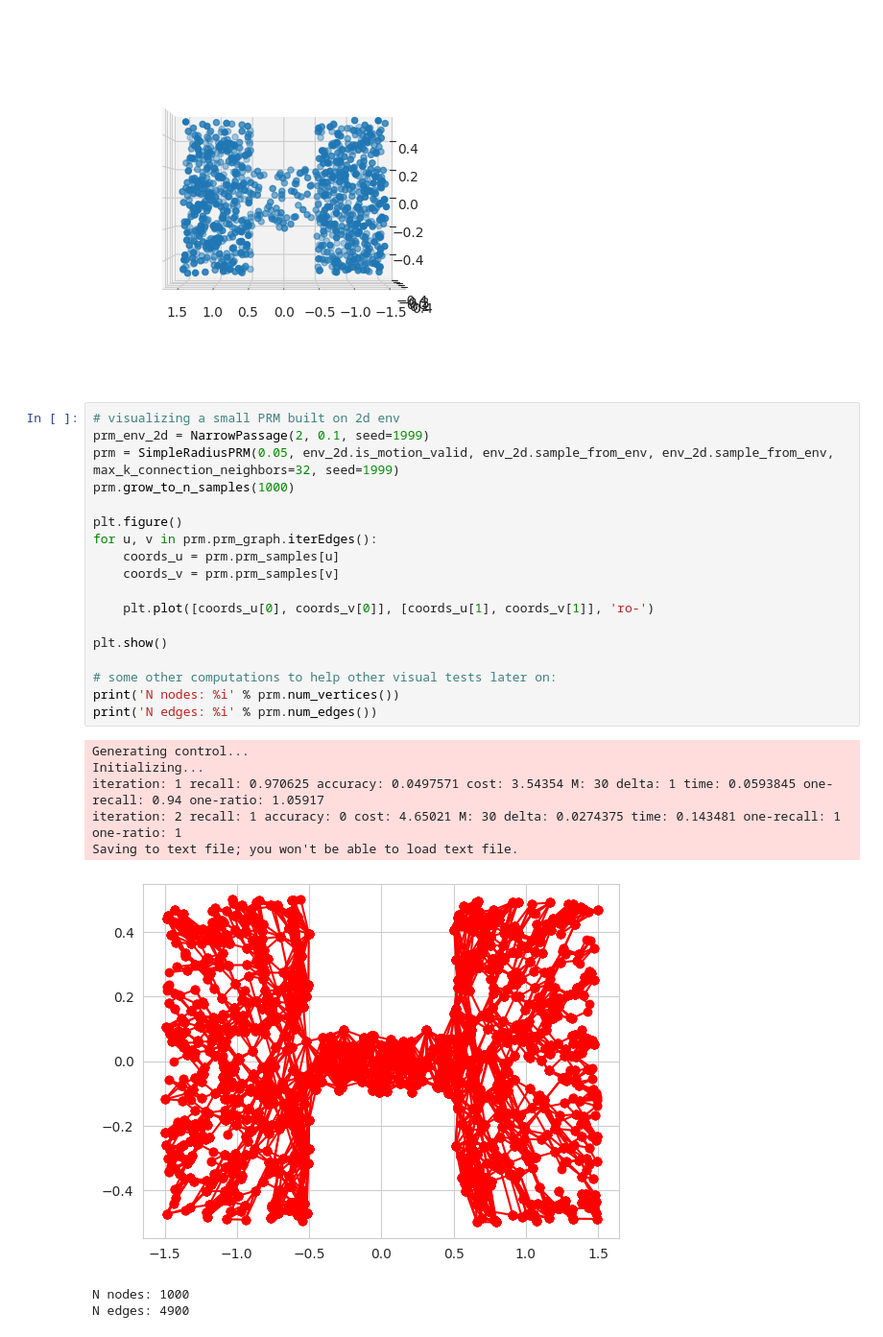
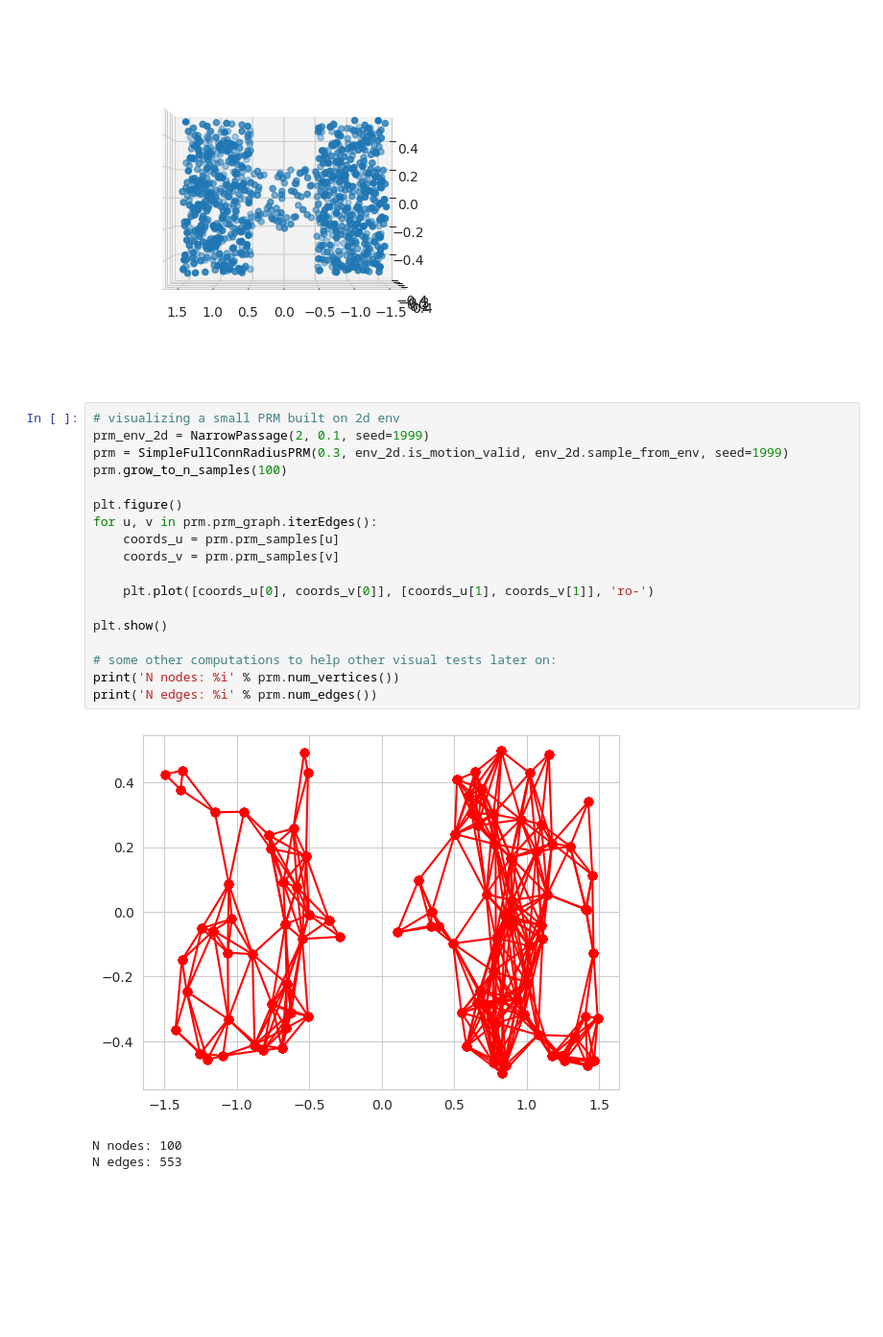
Before and after one commit to robustrobotics/nonasymptotic-mp, a Jupyter notebook: notebooks/vis_narrow_passages.ipynb, the cells around one changed output. Shown at 96% size. Drawn from its saved outputs; the diff is of its cells as text; blank space fills up the shorter version.

```diff
--- a/notebooks/vis_narrow_passages.ipynb
+++ b/notebooks/vis_narrow_passages.ipynb
@@ -32,30 +32,25 @@ plt.show()
 # %%
 # visualizing a small PRM built on 2d env
 prm_env_2d = NarrowPassage(2, 0.1, seed=1999)
-prm = SimpleRadiusPRM(0.05, env_2d.is_motion_valid, env_2d.sample_from_env, env_2d.sample_from_env, max_k_connection_neighbors=32, seed=1999)
-prm.grow_to_n_samples(1000)
+prm = SimpleFullConnRadiusPRM(0.3, env_2d.is_motion_valid, env_2d.sample_from_env, seed=1999)
+prm.grow_to_n_samples(100)
 
 plt.figure()
 for u, v in prm.prm_graph.iterEdges():
     coords_u = prm.prm_samples[u]
     coords_v = prm.prm_samples[v]
 
     plt.plot([coords_u[0], coords_v[0]], [coords_u[1], coords_v[1]], 'ro-')
 
 plt.show()
 
 # some other computations to help other visual tests later on:
 print('N nodes: %i' % prm.num_vertices())
 print('N edges: %i' % prm.num_edges())
 # %% [output]
+[figure, new version]
-Generating control...
-Initializing...
-iteration: 1 recall: 0.970625 accuracy: 0.0497571 cost: 3.54354 M: 30 delta: 1 time: 0.0593845 one-recall: 0.94 one-ratio: 1.05917
-iteration: 2 recall: 1 accuracy: 0 cost: 4.65021 M: 30 delta: 0.0274375 time: 0.143481 one-recall: 1 one-ratio: 1
-Saving to text file; you won't be able to load text file.
+N nodes: 100
+N edges: 553
-[figure, old version]
-N nodes: 1000
-N edges: 4900
 # %%
 # visualizing a small PRM built on 3d env
 prm_env_3d = NarrowPassage(3, 0.1, seed=1999)
```
Also changed, not shown: parts of 3 cells of this notebook, 1 other file.
